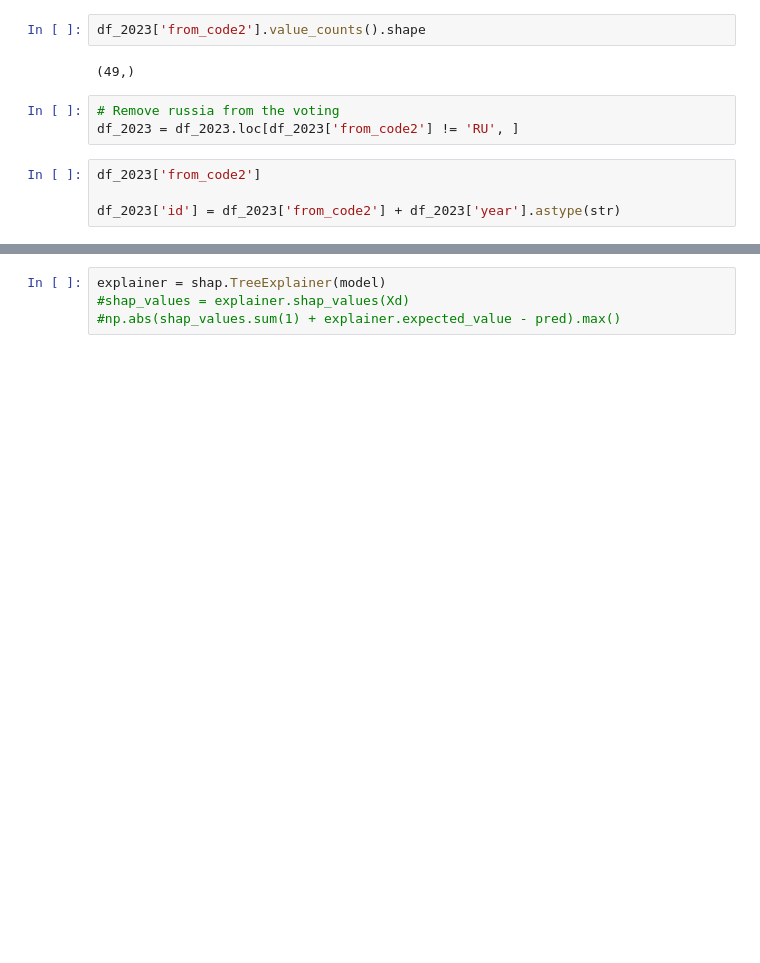
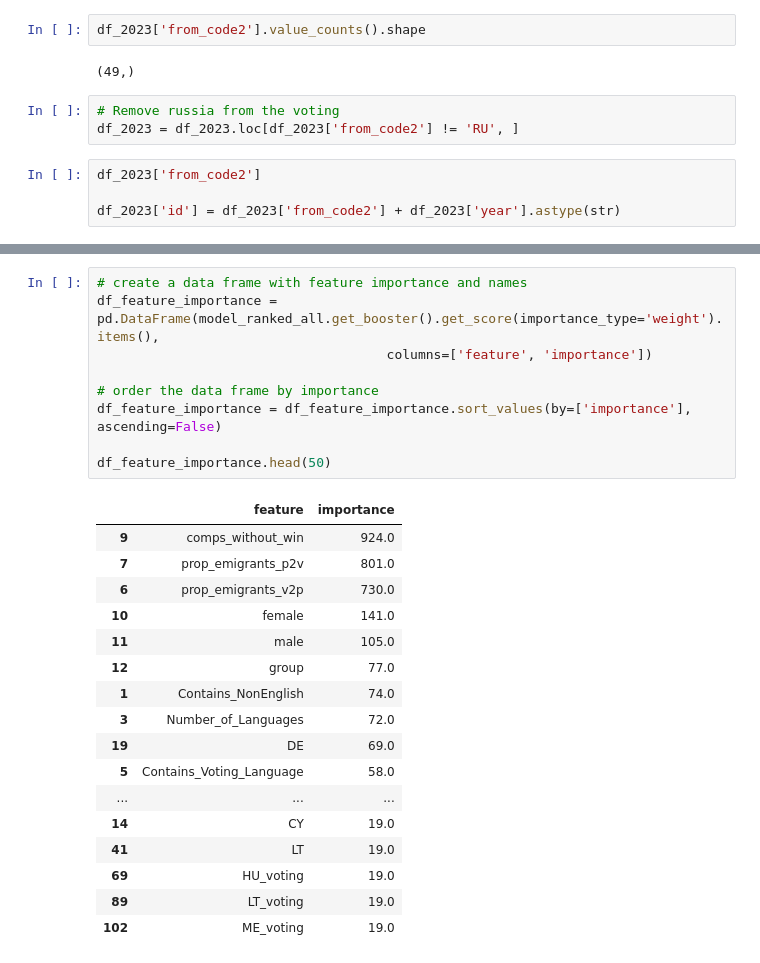
Before and after one commit to KatrionaGoldmann/Eurovision_TDS, a Jupyter notebook: eurovision/notebooks/modelling.ipynb, the cells around one changed output, grey strips where cells are left out. Cells and saved outputs as stored; diff of their text form; blank space fills up the shorter version.

```diff
--- a/eurovision/notebooks/modelling.ipynb
+++ b/eurovision/notebooks/modelling.ipynb
@@ -767,4 +702,27 @@ ModuleNotFoundError: No module named 'shap'
-# %%
-explainer = shap.TreeExplainer(model)
-#shap_values = explainer.shap_values(Xd)
-#np.abs(shap_values.sum(1) + explainer.expected_value - pred).max()
+# %%
+# create a data frame with feature importance and names
+df_feature_importance = pd.DataFrame(model_ranked_all.get_booster().get_score(importance_type='weight').items(),
+                                     columns=['feature', 'importance'])
+
+# order the data frame by importance
+df_feature_importance = df_feature_importance.sort_values(by=['importance'], ascending=False)
+
+df_feature_importance.head(50)
+# %% [output]
+|  | feature | importance |
+| 9 | comps_without_win | 924.0 |
+| 7 | prop_emigrants_p2v | 801.0 |
+| 6 | prop_emigrants_v2p | 730.0 |
+| 10 | female | 141.0 |
+| 11 | male | 105.0 |
+| 12 | group | 77.0 |
+| 1 | Contains_NonEnglish | 74.0 |
+| 3 | Number_of_Languages | 72.0 |
+| 19 | DE | 69.0 |
+| 5 | Contains_Voting_Language | 58.0 |
+| ... | ... | ... |
+| 14 | CY | 19.0 |
+| 41 | LT | 19.0 |
+| 69 | HU_voting | 19.0 |
+| 89 | LT_voting | 19.0 |
+| 102 | ME_voting | 19.0 |
```
Also changed, not shown: parts of 13 cells of this notebook, 3 other files.
